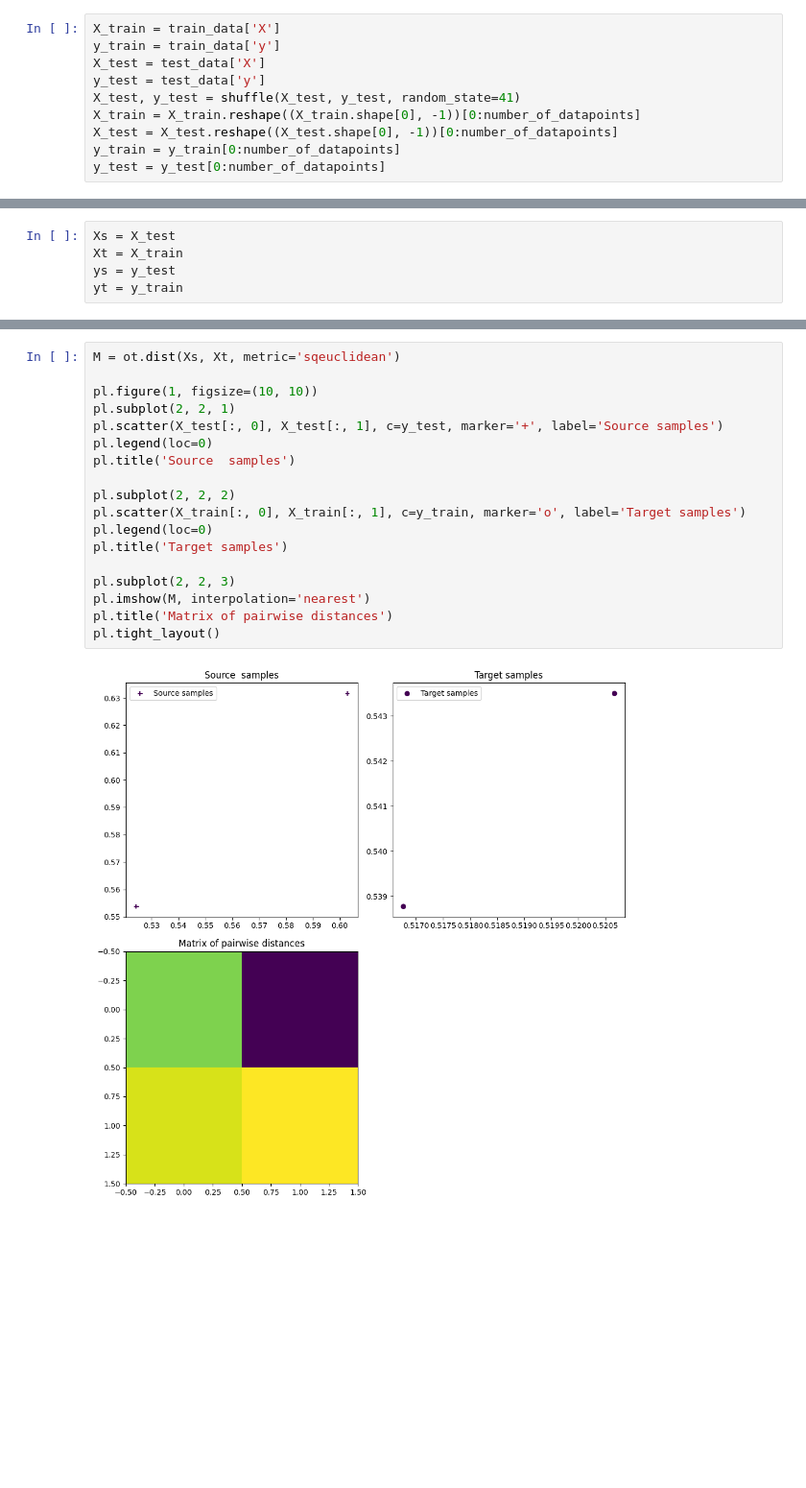
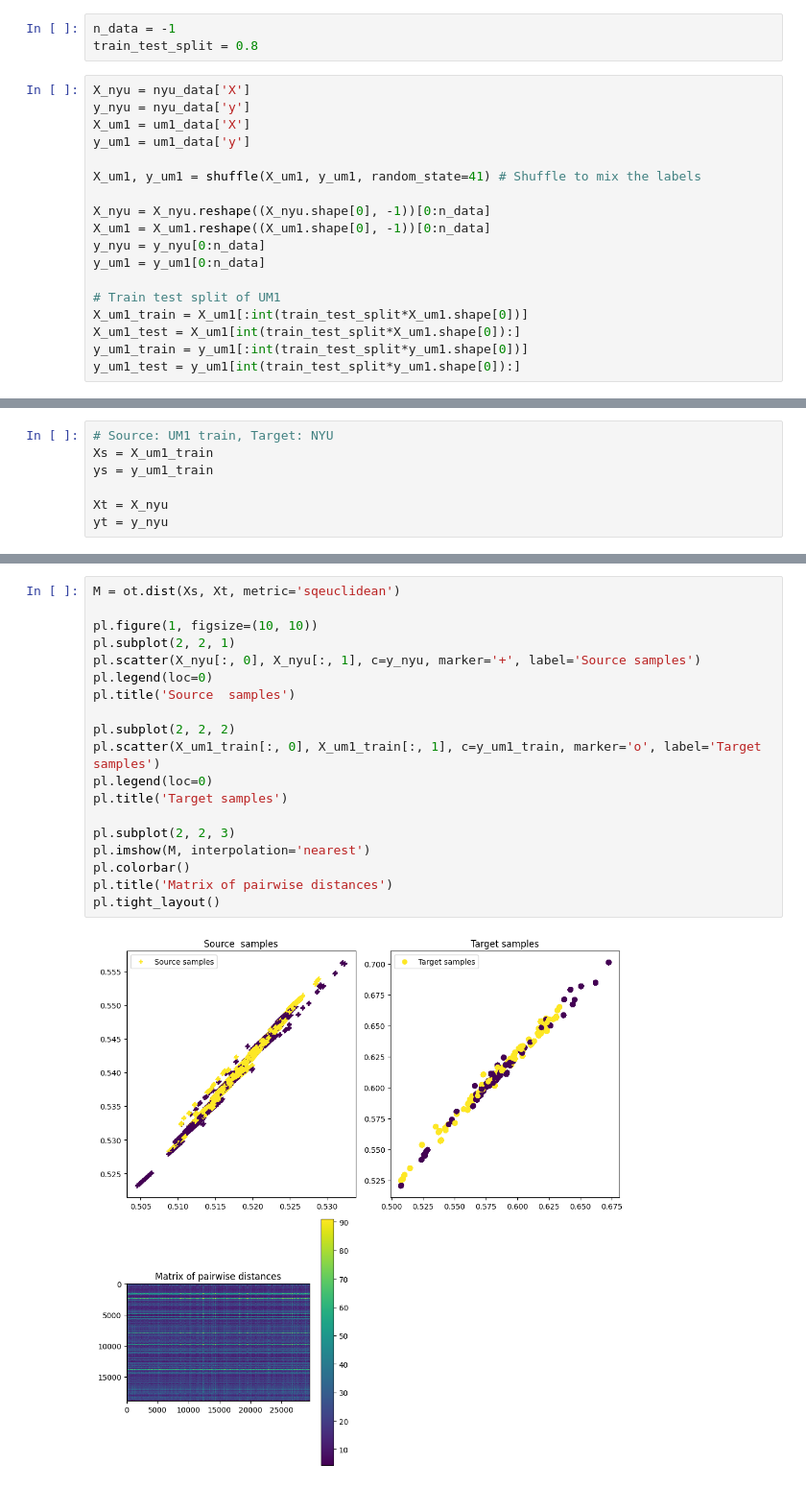
Before and after one commit to balazsmorv/fmri_classifier, a Jupyter notebook: Notebook experiments/Transforms/Optimal Transport.ipynb, the cells around one changed output, grey strips where cells are left out. Shown at 96% size. Saved outputs shown, nothing was run; the diff lists cells and outputs as text; blank space fills up the shorter version.

```diff
--- a/Notebook experiments/Transforms/Optimal Transport.ipynb
+++ b/Notebook experiments/Transforms/Optimal Transport.ipynb
@@ -18,11 +20,22 @@ number_of_datapoints = -1
+# %%
+n_data = -1
+train_test_split = 0.8
 # %%
-X_train = train_data['X']
-y_train = train_data['y']
-X_test = test_data['X']
-y_test = test_data['y']
-X_test, y_test = shuffle(X_test, y_test, random_state=41)
-X_train = X_train.reshape((X_train.shape[0], -1))[0:number_of_datapoints]
-X_test = X_test.reshape((X_test.shape[0], -1))[0:number_of_datapoints]
-y_train = y_train[0:number_of_datapoints]
-y_test = y_test[0:number_of_datapoints]
+X_nyu = nyu_data['X']
+y_nyu = nyu_data['y']
+X_um1 = um1_data['X']
+y_um1 = um1_data['y']
+
+X_um1, y_um1 = shuffle(X_um1, y_um1, random_state=41) # Shuffle to mix the labels
+
+X_nyu = X_nyu.reshape((X_nyu.shape[0], -1))[0:n_data]
+X_um1 = X_um1.reshape((X_um1.shape[0], -1))[0:n_data]
+y_nyu = y_nyu[0:n_data]
+y_um1 = y_um1[0:n_data]
+
+# Train test split of UM1
+X_um1_train = X_um1[:int(train_test_split*X_um1.shape[0])]
+X_um1_test = X_um1[int(train_test_split*X_um1.shape[0]):]
+y_um1_train = y_um1[:int(train_test_split*y_um1.shape[0])]
+y_um1_test = y_um1[int(train_test_split*y_um1.shape[0]):]
 # %%
@@ -32,5 +45,7 @@ X_train.shape, y_train.shape, X_test.shape, y_test.shape
 # %%
-Xs = X_test
-Xt = X_train
-ys = y_test
-yt = y_train
+# Source: UM1 train, Target: NYU
+Xs = X_um1_train
+ys = y_um1_train
+
+Xt = X_nyu
+yt = y_nyu
@@ -54,21 +82,22 @@ transp_Xs_lpl1 = ot_lpl1.transform(Xs=Xs)
 # %%
 M = ot.dist(Xs, Xt, metric='sqeuclidean')
 
 pl.figure(1, figsize=(10, 10))
 pl.subplot(2, 2, 1)
-pl.scatter(X_test[:, 0], X_test[:, 1], c=y_test, marker='+', label='Source samples')
+pl.scatter(X_nyu[:, 0], X_nyu[:, 1], c=y_nyu, marker='+', label='Source samples')
 pl.legend(loc=0)
 pl.title('Source  samples')
 
 pl.subplot(2, 2, 2)
-pl.scatter(X_train[:, 0], X_train[:, 1], c=y_train, marker='o', label='Target samples')
+pl.scatter(X_um1_train[:, 0], X_um1_train[:, 1], c=y_um1_train, marker='o', label='Target samples')
 pl.legend(loc=0)
 pl.title('Target samples')
 
 pl.subplot(2, 2, 3)
 pl.imshow(M, interpolation='nearest')
+pl.colorbar()
 pl.title('Matrix of pairwise distances')
 pl.tight_layout()
 # %% [output]
-[figure, old version]
+[figure, new version]
 # %%
```
Also changed, not shown: parts of 23 cells of this notebook, 3 other files.
